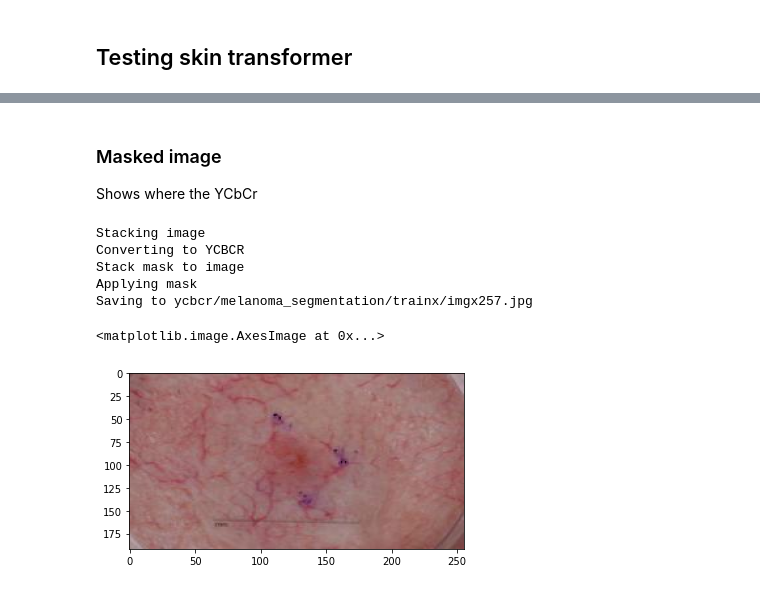
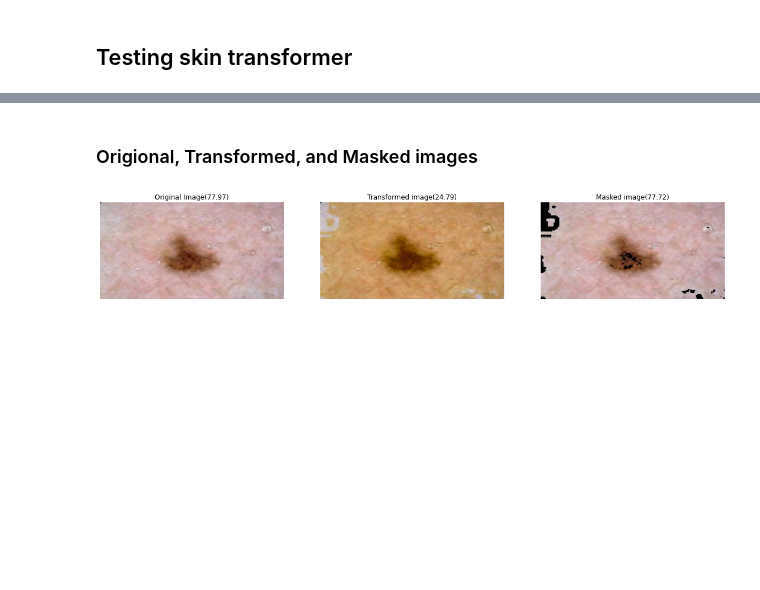
Before and after one commit to AdamCorbinFAUPhD/skin-augmentation, a Jupyter notebook: starGAN_replacement_tests.ipynb, the cells around one changed output, grey strips where cells are left out. Saved outputs shown, nothing was run; the diff lists cells and outputs as text; code cells hidden in the pictures; blank space fills up the shorter version.

```diff
--- a/starGAN_replacement_tests.ipynb
+++ b/starGAN_replacement_tests.ipynb
@@ -468,16 +515,37 @@ image_ita
-# %% [markdown]
-### Masked image
-Shows where the YCbCr
-# %%
-file_name = ycbcr(orig_images[image_index])
-
-image = Image.open(io.BytesIO(open(file_name,"rb").read()))
-plt.imshow(image,aspect=.7)
-# %% [output]
-Stacking image
-Converting to YCBCR
-Stack mask to image
-Applying mask
-Saving to ycbcr/melanoma_segmentation/trainx/imgx257.jpg
-<matplotlib.image.AxesImage at 0x...>
-[figure, removed]
+# %% [markdown]
+### Origional, Transformed, and Masked images
+# %%
+f, axes = plt.subplots(1, 3)
+f.set_size_inches(20,7)
+
+ax = plt.subplot(1, 3, 1)
+image = Image.open(io.BytesIO(open(orig_images[image_index],"rb").read()))
+
+image_ita = get_cropped_center_ita(image=Image.open(orig_images[image_index]))
+
+
+plt.imshow(image,aspect=.7)
+plt.title(f"Original Image({image_ita:.2f})")
+plt.axis("off")
+plt.subplots_adjust(hspace = .3)
+
+
+ax = plt.subplot(1, 3,2)
+image = Image.open(io.BytesIO(open("test.jpg","rb").read()))
+plt.imshow(image,aspect=.7)
+
+image_ita = get_cropped_center_ita(image=Image.open("test.jpg"))
+plt.title(f"Transformed image({image_ita:.2f})")
+plt.axis("off")
+plt.subplots_adjust(hspace = .3)
+
+ax = plt.subplot(1, 3,3)
+file_name = ycbcr(orig_images[image_index])
+image = Image.open(io.BytesIO(open(file_name,"rb").read()))
+plt.imshow(image,aspect=.7)
+image_ita = get_cropped_center_ita(image=Image.open(file_name))
+plt.title(f"Masked image({image_ita:.2f})")
+plt.axis("off")
+plt.subplots_adjust(hspace = .3)
+# %% [output]
+[figure, added]
```
Also changed, not shown: parts of 35 cells of this notebook.
